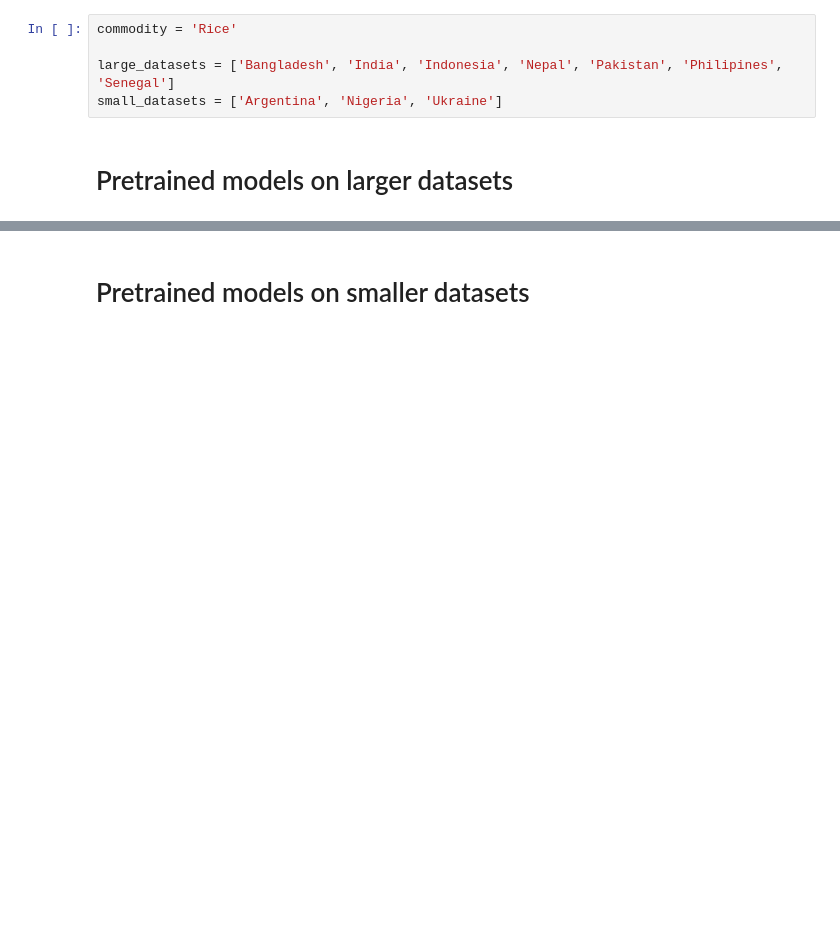
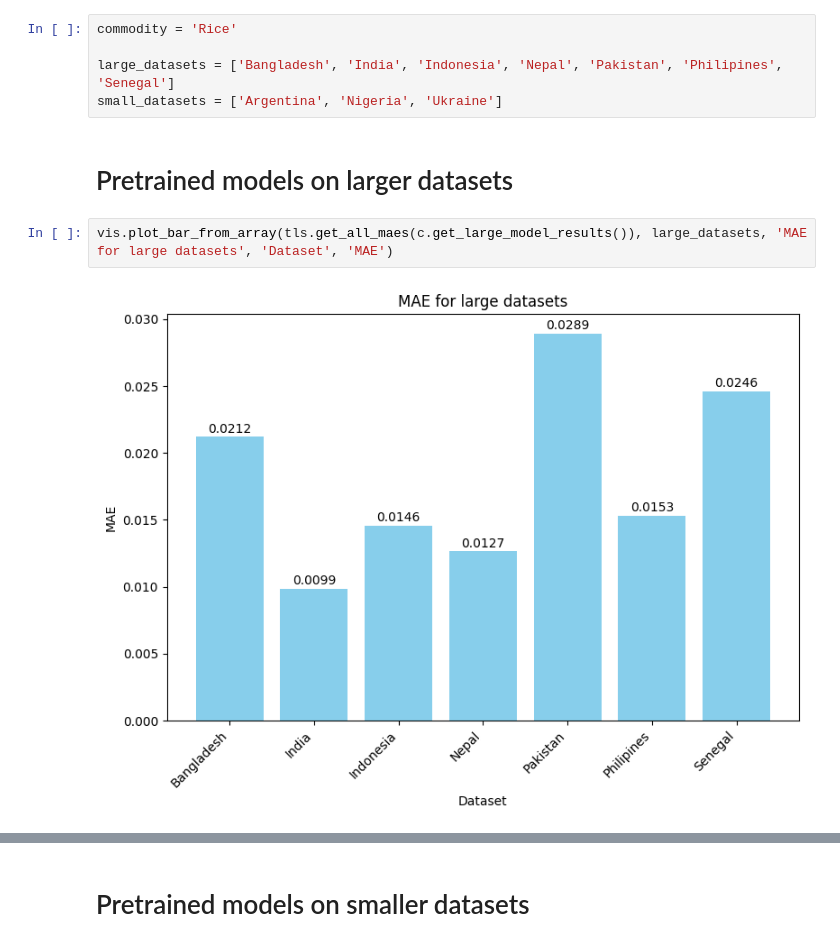
Before and after one commit to JanaJankovic/transfer-learning, a Jupyter notebook: src/model.ipynb, the cells around one changed output, grey strips where cells are left out. Cells and saved outputs as stored; diff of their text form; blank space fills up the shorter version.

```diff
--- a/src/model.ipynb
+++ b/src/model.ipynb
@@ -29,4 +29,8 @@ large_datasets = ['Bangladesh', 'India', 'Indonesia', 'Nepal', 'Pakistan', 'Phil
 small_datasets = ['Argentina', 'Nigeria', 'Ukraine']
 # %% [markdown]
 # Pretrained models on larger datasets
+# %%
+vis.plot_bar_from_array(tls.get_all_maes(c.get_large_model_results()), large_datasets, 'MAE for large datasets', 'Dataset', 'MAE')
+# %% [output]
+[figure, added]
 # %%
```
Also changed, not shown: parts of 6 cells of this notebook, 3 other files.
